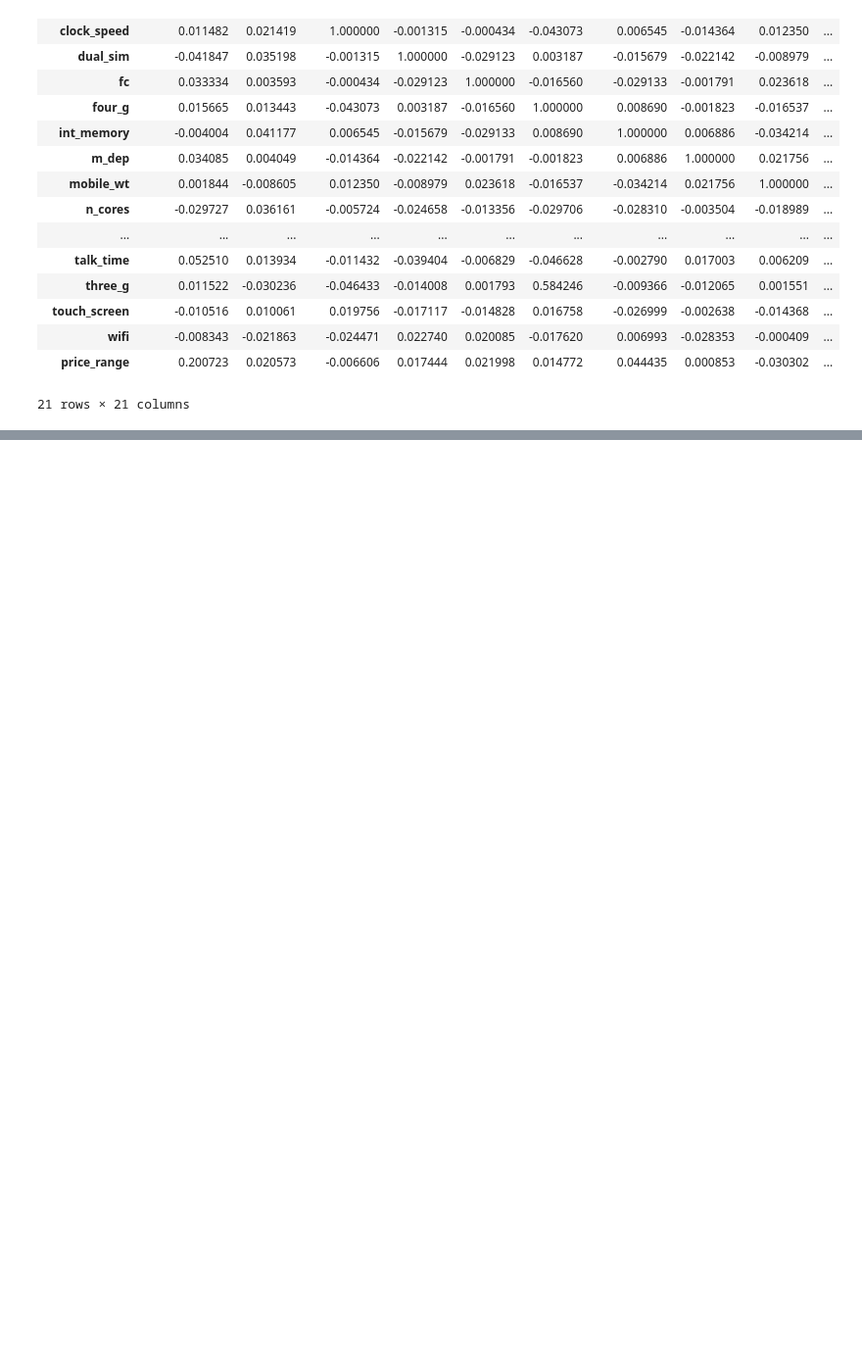
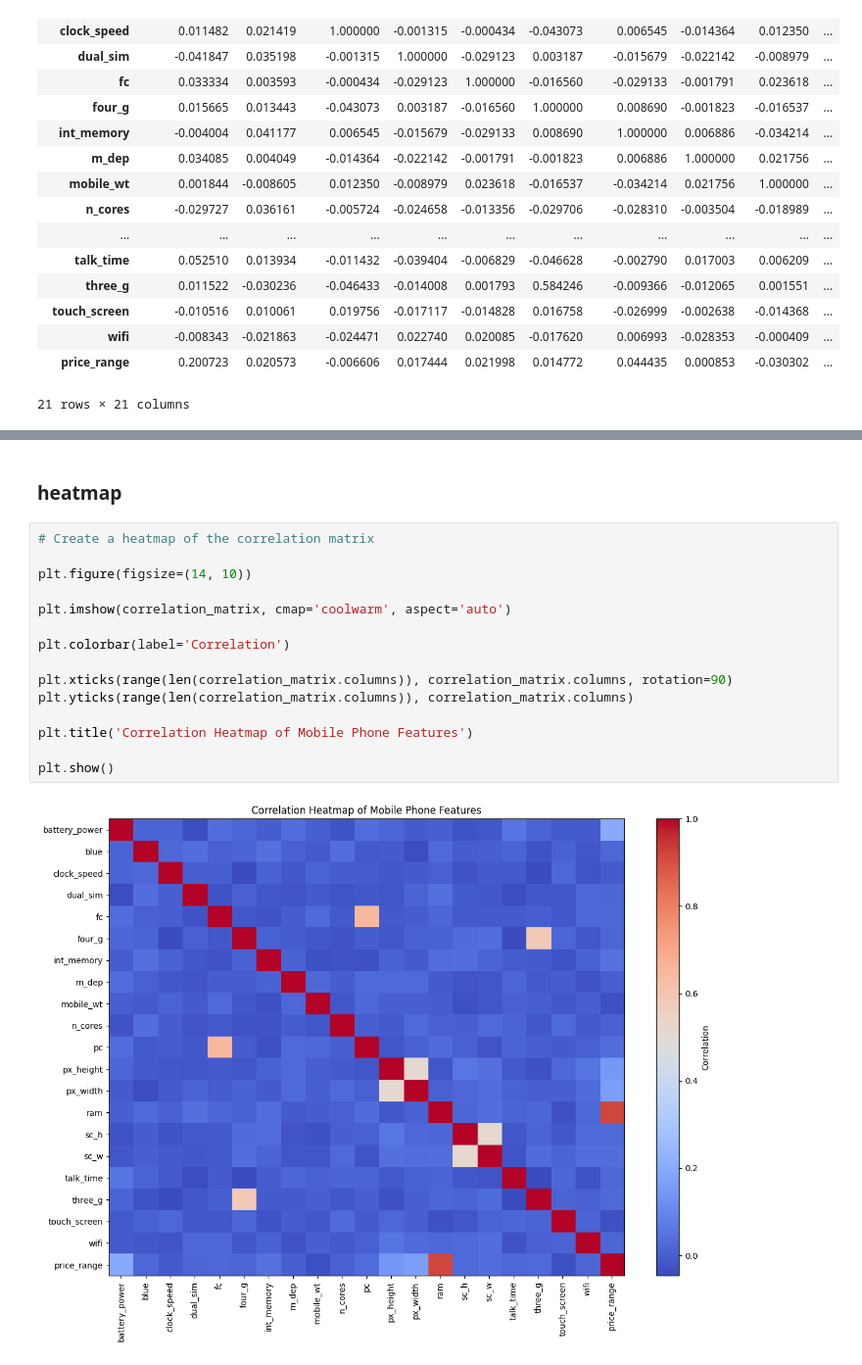
Before and after one commit to evkoff/DI-Bootcamp-Stage1, a Jupyter notebook: Week6/Day5/DailyChallnge/Week6Day5Challenge_mobilePriceAnalysis.ipynb, the cells around one changed output, grey strips where cells are left out. Shown at 98% size. Drawn from its saved outputs; the diff is of its cells as text; blank space fills up the shorter version.

```diff
--- a/Week6/Day5/DailyChallnge/Week6Day5Challenge_mobilePriceAnalysis.ipynb
+++ b/Week6/Day5/DailyChallnge/Week6Day5Challenge_mobilePriceAnalysis.ipynb
@@ -265,0 +506,19 @@ print(t_test_result)
+# %% [markdown]
+### heatmap
+# %%
+# Create a heatmap of the correlation matrix
+
+plt.figure(figsize=(14, 10))
+
+plt.imshow(correlation_matrix, cmap='coolwarm', aspect='auto')
+
+plt.colorbar(label='Correlation')
+
+plt.xticks(range(len(correlation_matrix.columns)), correlation_matrix.columns, rotation=90)
+plt.yticks(range(len(correlation_matrix.columns)), correlation_matrix.columns)
+
+plt.title('Correlation Heatmap of Mobile Phone Features')
+
+plt.show()
+# %% [output]
+[figure, added]
```
Also changed, not shown: parts of 16 cells of this notebook.
